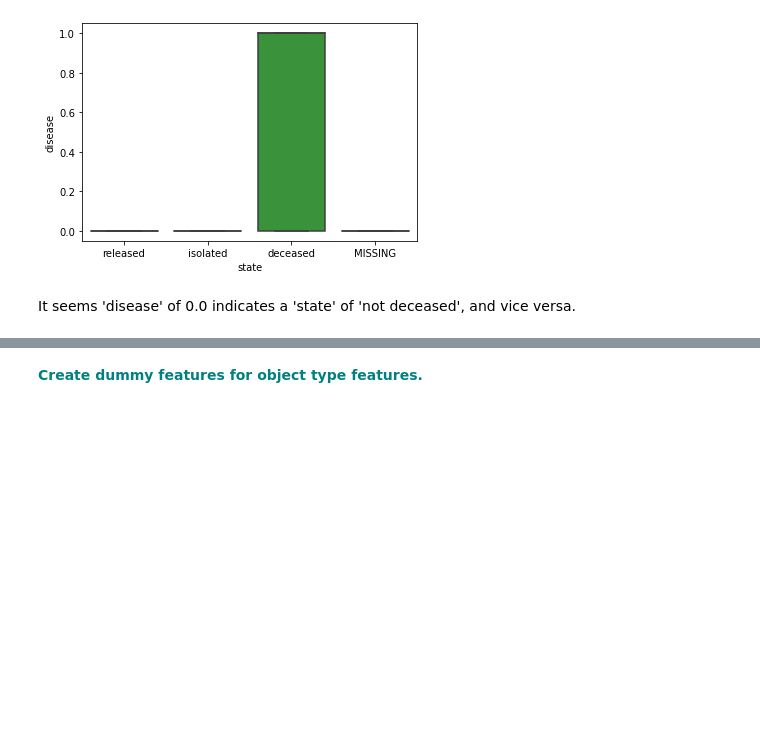
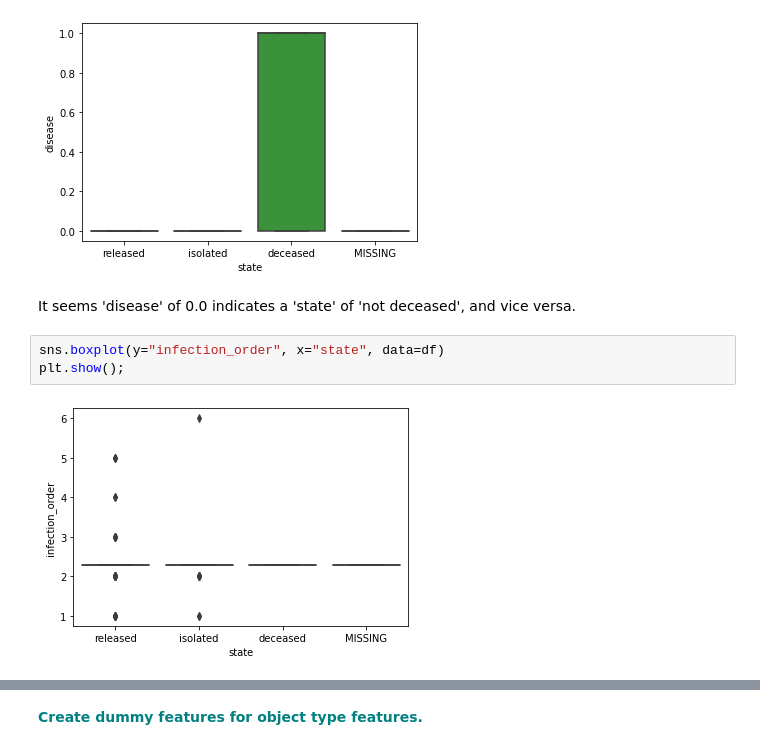
Before and after one commit to kstoudt/Springboard, a Jupyter notebook: 14. Supervised Learning/14.4 Random Forest Covid Case Study/RandomForest_casestudy_covid19.ipynb, the cells around one changed output, grey strips where cells are left out. Saved outputs shown, nothing was run; the diff lists cells and outputs as text; blank space fills up the shorter version.

```diff
--- a/14. Supervised Learning/14.4 Random Forest Covid Case Study/RandomForest_casestudy_covid19.ipynb
+++ b/14. Supervised Learning/14.4 Random Forest Covid Case Study/RandomForest_casestudy_covid19.ipynb
@@ -376,3 +376,8 @@ plt.show();
 [figure]
 # %% [markdown]
 It seems 'disease' of 0.0 indicates a 'state' of 'not deceased', and vice versa.
+# %%
+sns.boxplot(y="infection_order", x="state", data=df)
+plt.show();
+# %% [output]
+[figure, added]
```
Also changed, not shown: parts of 4 cells of this notebook.
